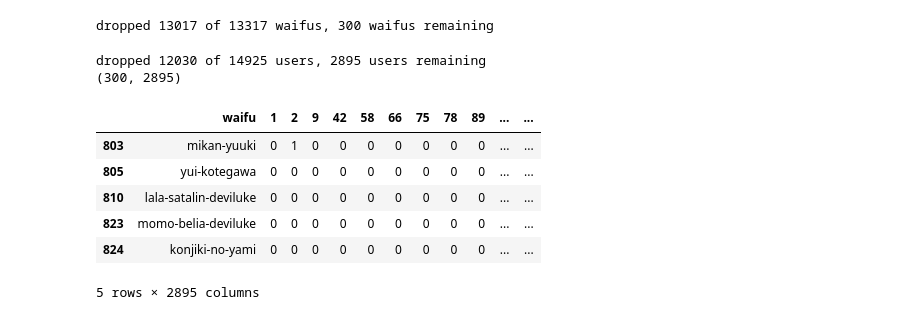
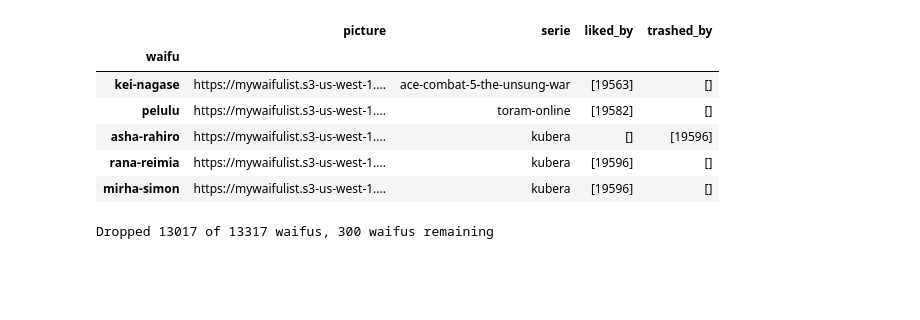
Before and after one commit to stradivari96/waifu-clustering, a Jupyter notebook: clustering/exploration.ipynb, the cells around one changed output. Saved outputs shown, nothing was run; the diff lists cells and outputs as text; code cells hidden in the pictures; blank space fills up the shorter version.

```diff
--- a/clustering/exploration.ipynb
+++ b/clustering/exploration.ipynb
@@ -116,31 +36,24 @@ def to_json(clusters):
 # %%
 df = pd.read_csv('../data/waifus.csv')
-to_list(df, 'liked_by')
-to_list(df, 'trashed_by')
+df.set_index("waifu", inplace=True)
+df['liked_by'] = df['liked_by'].apply(ast.literal_eval)
+df['trashed_by'] = df['trashed_by'].apply(ast.literal_eval)
+df.head()
+# %% [output]
+|  | picture | serie | liked_by | trashed_by |
+| waifu |  |  |  |  |
+| kei-nagase | https://mywaifulist.s3-us-west-1.... | ace-combat-5-the-unsung-war | [19563] | [] |
+| pelulu | https://mywaifulist.s3-us-west-1.... | toram-online | [19582] | [] |
+| asha-rahiro | https://mywaifulist.s3-us-west-1.... | kubera | [] | [19596] |
+| rana-reimia | https://mywaifulist.s3-us-west-1.... | kubera | [19596] | [] |
+| mirha-simon | https://mywaifulist.s3-us-west-1.... | kubera | [19596] | [] |
 # %%
-l0 = len(df)
-df = drop_waifus(df)
-print(f'dropped {l0-len(df)} of {l0} waifus, {len(df)} waifus remaining')
+rows = len(df)
+mask = (df.liked_by.apply(len) + df.trashed_by.apply(len)) > 300
+df = df[mask]
+print(f'Dropped {rows-len(df)} of {rows} waifus, {len(df)} waifus remaining')
 # %% [output]
-dropped 13017 of 13317 waifus, 300 waifus remaining
+Dropped 13017 of 13317 waifus, 300 waifus remaining
 # %%
 picture = df.pop('picture')
 serie = df.pop('serie')
-# %%
-df = binarize(df, 'liked_by')
-parse_trashed(df)
-ncols = df.shape[1]
-drop_users(df)
-print(f'dropped {ncols-df.shape[1]} of {ncols} users, {df.shape[1]} users remaining')
-print(df.shape)
-df.head()
-# %% [output]
-dropped 12030 of 14925 users, 2895 users remaining
-(300, 2895)
-|  | waifu | 1 | 2 | 9 | 42 | 58 | 66 | 75 | 78 | 89 | ... | ... |
-| 803 | mikan-yuuki | 0 | 1 | 0 | 0 | 0 | 0 | 0 | 0 | 0 | ... | ... |
-| 805 | yui-kotegawa | 0 | 0 | 0 | 0 | 0 | 0 | 0 | 0 | 0 | ... | ... |
-| 810 | lala-satalin-deviluke | 0 | 0 | 0 | 0 | 0 | 0 | 0 | 0 | 0 | ... | ... |
-| 823 | momo-belia-deviluke | 0 | 0 | 0 | 0 | 0 | 0 | 0 | 0 | 0 | ... | ... |
-| 824 | konjiki-no-yami | 0 | 0 | 0 | 0 | 0 | 0 | 0 | 0 | 0 | ... | ... |
-5 rows × 2895 columns
```
Also changed, not shown: parts of 11 cells of this notebook, 1 other file.
